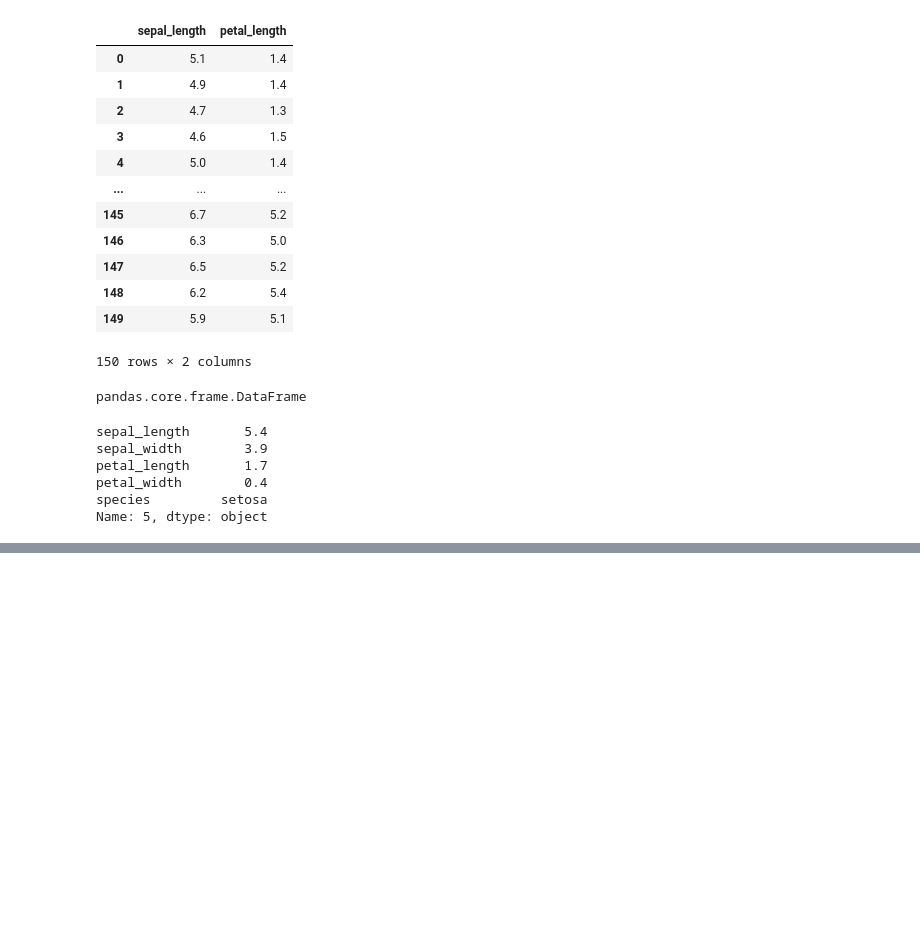
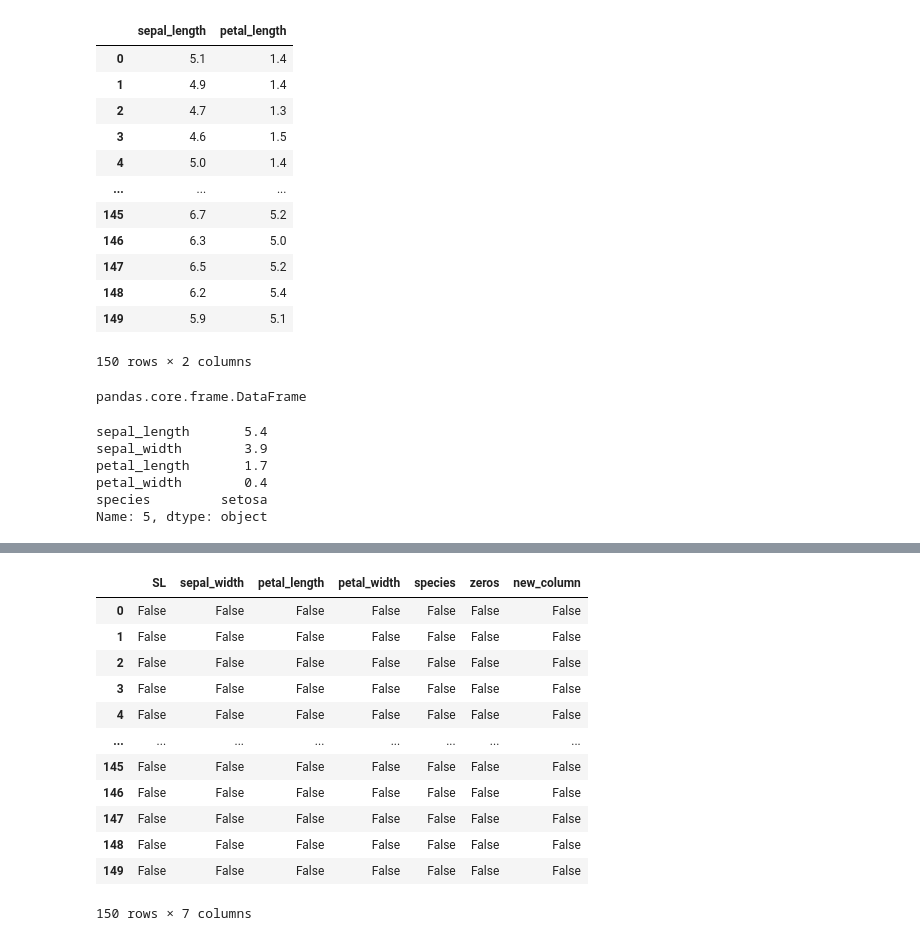
Before and after one commit to Tasneem-netcode/Python_journey, a Jupyter notebook: PANDAS_IN_PYTHON/Juypternotebook/Pandass.ipynb, the cells around one changed output, grey strips where cells are left out. Drawn from its saved outputs; the diff is of its cells as text; code cells hidden in the pictures; blank space fills up the shorter version.

```diff
--- a/PANDAS_IN_PYTHON/Juypternotebook/Pandass.ipynb
+++ b/PANDAS_IN_PYTHON/Juypternotebook/Pandass.ipynb
@@ -214,0 +356,16 @@ Name: 5, dtype: object
+# %%
+df.isnull()
+# %% [output]
+|  | SL | sepal_width | petal_length | petal_width | species | zeros | new_column |
+| 0 | False | False | False | False | False | False | False |
+| 1 | False | False | False | False | False | False | False |
+| 2 | False | False | False | False | False | False | False |
+| 3 | False | False | False | False | False | False | False |
+| 4 | False | False | False | False | False | False | False |
+| ... | ... | ... | ... | ... | ... | ... | ... |
+| 145 | False | False | False | False | False | False | False |
+| 146 | False | False | False | False | False | False | False |
+| 147 | False | False | False | False | False | False | False |
+| 148 | False | False | False | False | False | False | False |
+| 149 | False | False | False | False | False | False | False |
+150 rows × 7 columns
```
Also changed, not shown: parts of 25 cells of this notebook, 1 other file.
